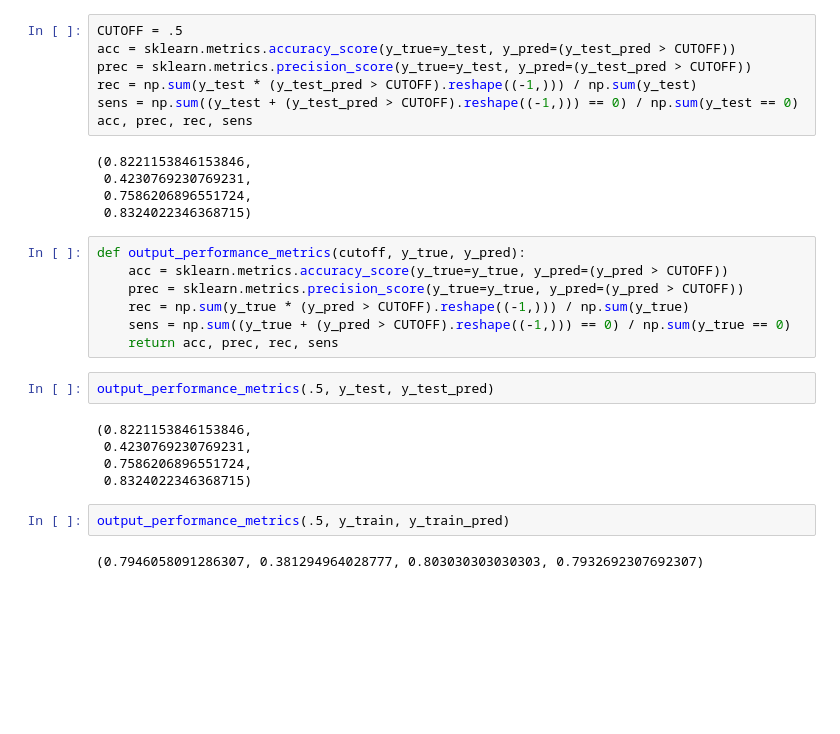
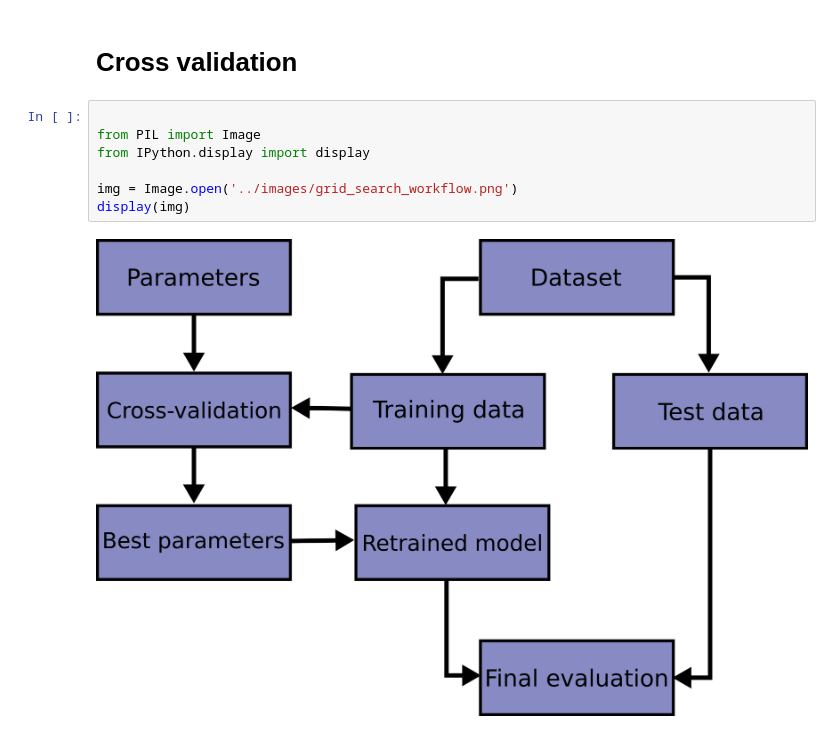
Before and after one commit to jessie831024/algo_ecg, a Jupyter notebook: notebooks/hyperparameter_tuning.ipynb, the cells around one changed output. Saved outputs shown, nothing was run; the diff lists cells and outputs as text; blank space fills up the shorter version.

```diff
--- a/notebooks/hyperparameter_tuning.ipynb
+++ b/notebooks/hyperparameter_tuning.ipynb
@@ -80,30 +1,11 @@ y_test_pred = search.predict(X_test_pd)
-# %%
-CUTOFF = .5
-acc = sklearn.metrics.accuracy_score(y_true=y_test, y_pred=(y_test_pred > CUTOFF))
-prec = sklearn.metrics.precision_score(y_true=y_test, y_pred=(y_test_pred > CUTOFF))
-rec = np.sum(y_test * (y_test_pred > CUTOFF).reshape((-1,))) / np.sum(y_test)
-sens = np.sum((y_test + (y_test_pred > CUTOFF).reshape((-1,))) == 0) / np.sum(y_test == 0)
-acc, prec, rec, sens
-# %% [output]
-(0.8221153846153846,
- 0.4230769230769231,
- 0.7586206896551724,
- 0.8324022346368715)
-# %%
-def output_performance_metrics(cutoff, y_true, y_pred):
-    acc = sklearn.metrics.accuracy_score(y_true=y_true, y_pred=(y_pred > CUTOFF))
-    prec = sklearn.metrics.precision_score(y_true=y_true, y_pred=(y_pred > CUTOFF))
-    rec = np.sum(y_true * (y_pred > CUTOFF).reshape((-1,))) / np.sum(y_true)
-    sens = np.sum((y_true + (y_pred > CUTOFF).reshape((-1,))) == 0) / np.sum(y_true == 0)
-    return acc, prec, rec, sens
-# %%
-output_performance_metrics(.5, y_test, y_test_pred)
-# %% [output]
-(0.8221153846153846,
- 0.4230769230769231,
- 0.7586206896551724,
- 0.8324022346368715)
-# %%
-output_performance_metrics(.5, y_train, y_train_pred)
-# %% [output]
-(0.7946058091286307, 0.381294964028777, 0.803030303030303, 0.7932692307692307)
+# %% [markdown]
+# Cross validation
+# %%
+
+from PIL import Image
+from IPython.display import display
+
+img = Image.open('../images/grid_search_workflow.png')
+display(img)
+# %% [output]
+[figure, added]
```
Also changed, not shown: parts of 50 cells of this notebook.
